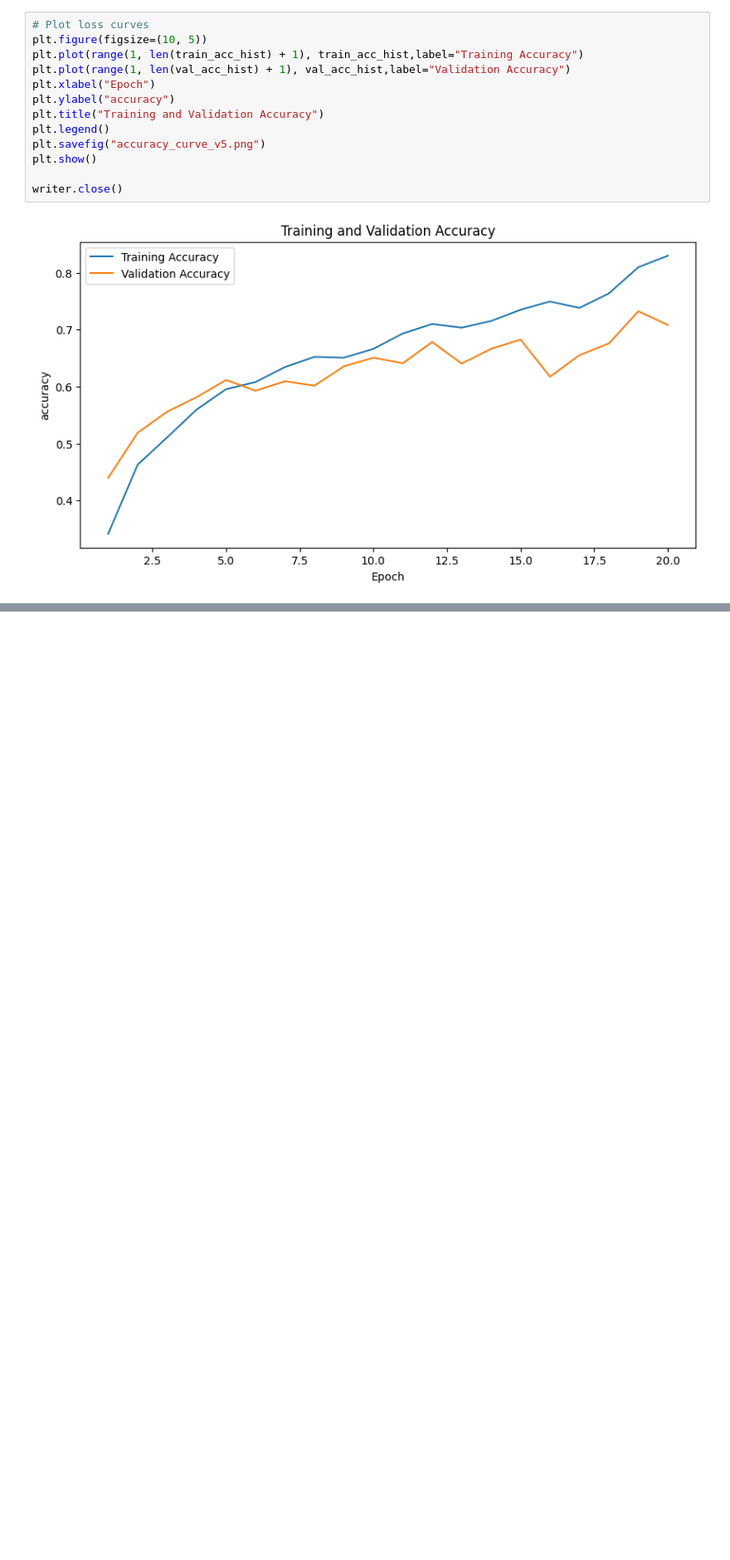
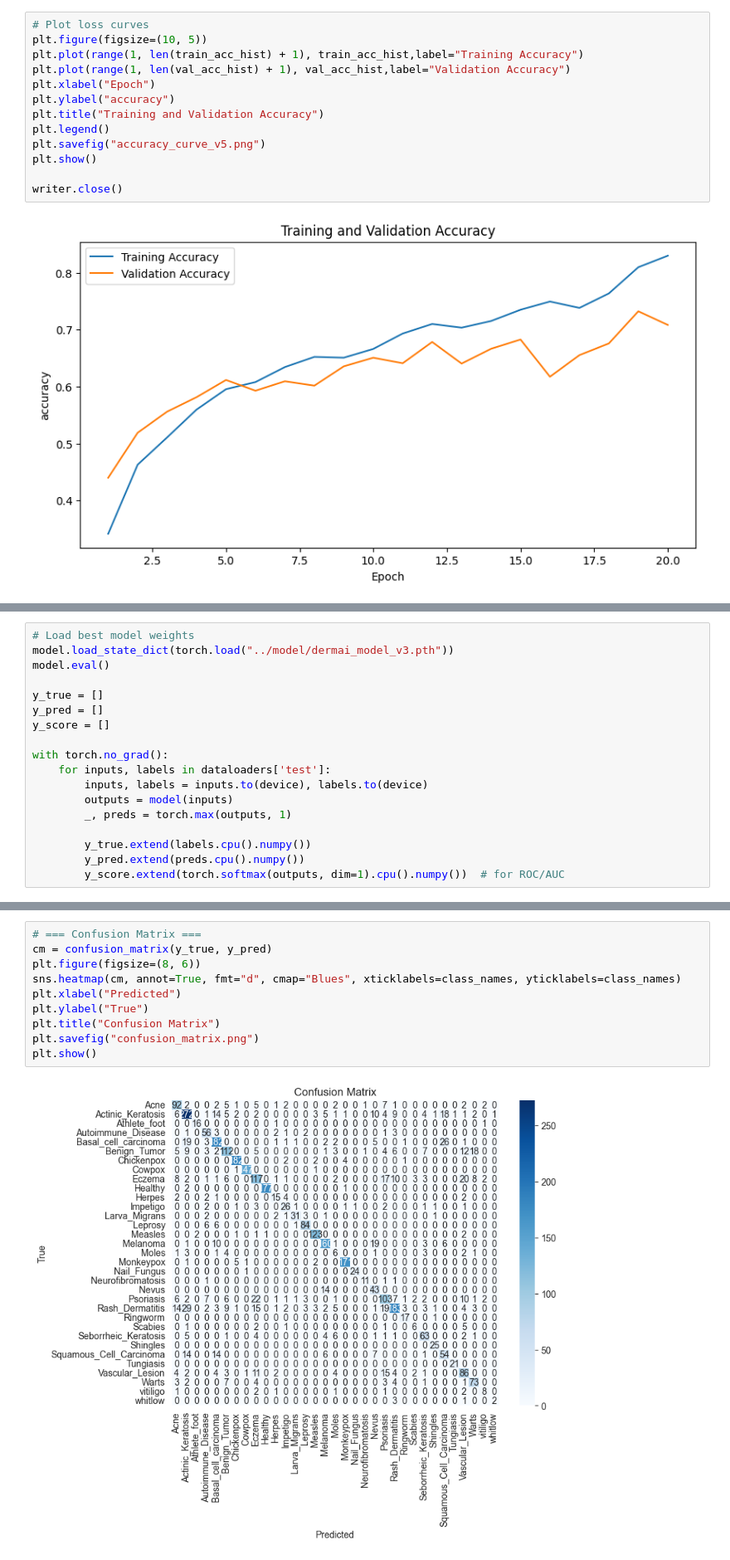
Before and after one commit to NganeEmmanuel/DermAI, a Jupyter notebook: backend/DermaAI/notebooks/resnet18_training_dermai.ipynb, the cells around one changed output, grey strips where cells are left out. Shown at 83% size. Saved outputs shown, nothing was run; the diff lists cells and outputs as text; blank space fills up the shorter version.

Commit message:
updating inforgraphics for chapter three -modifying training scipt to show roc, f1 score, and confusion metrix

```diff
--- a/backend/DermaAI/notebooks/resnet18_training_dermai.ipynb
+++ b/backend/DermaAI/notebooks/resnet18_training_dermai.ipynb
@@ -235,0 +239,18 @@ writer.close()
+# %%
+# Load best model weights
+model.load_state_dict(torch.load("../model/dermai_model_v3.pth"))
+model.eval()
+
+y_true = []
+y_pred = []
+y_score = []
+
+with torch.no_grad():
+    for inputs, labels in dataloaders['test']:
+        inputs, labels = inputs.to(device), labels.to(device)
+        outputs = model(inputs)
+        _, preds = torch.max(outputs, 1)
+
+        y_true.extend(labels.cpu().numpy())
+        y_pred.extend(preds.cpu().numpy())
+        y_score.extend(torch.softmax(outputs, dim=1).cpu().numpy())  # for ROC/AUC
@@ -235,0 +281,12 @@ writer.close()
+# %%
+# === Confusion Matrix ===
+cm = confusion_matrix(y_true, y_pred)
+plt.figure(figsize=(8, 6))
+sns.heatmap(cm, annot=True, fmt="d", cmap="Blues", xticklabels=class_names, yticklabels=class_names)
+plt.xlabel("Predicted")
+plt.ylabel("True")
+plt.title("Confusion Matrix")
+plt.savefig("confusion_matrix.png")
+plt.show()
+# %% [output]
+[figure, added]
```
Also changed, not shown: parts of 3 cells of this notebook, 21 other files.
